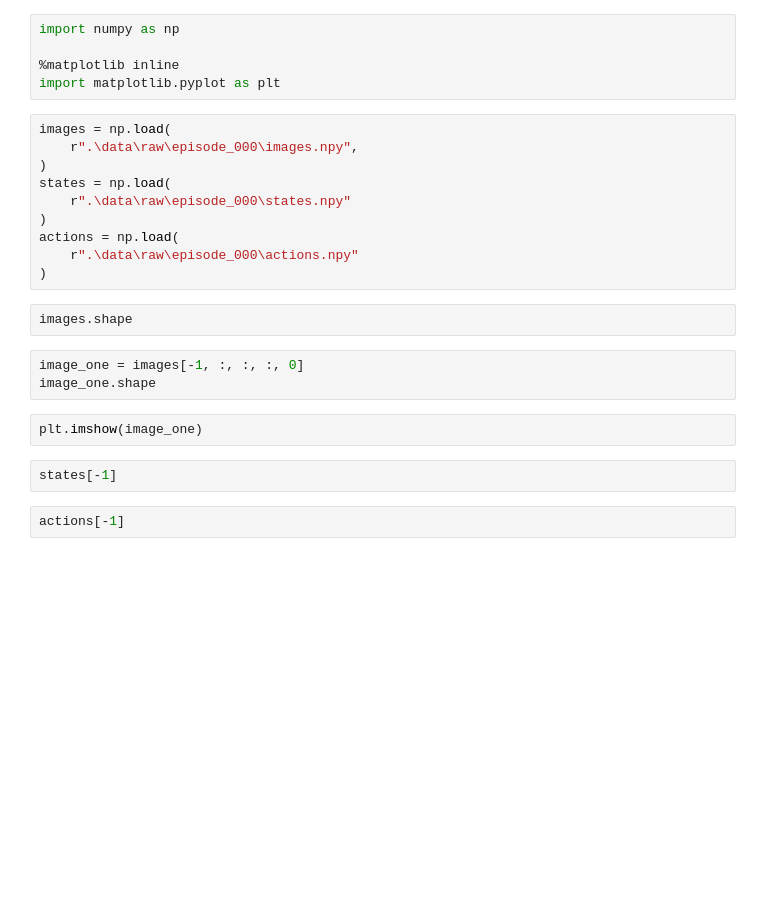
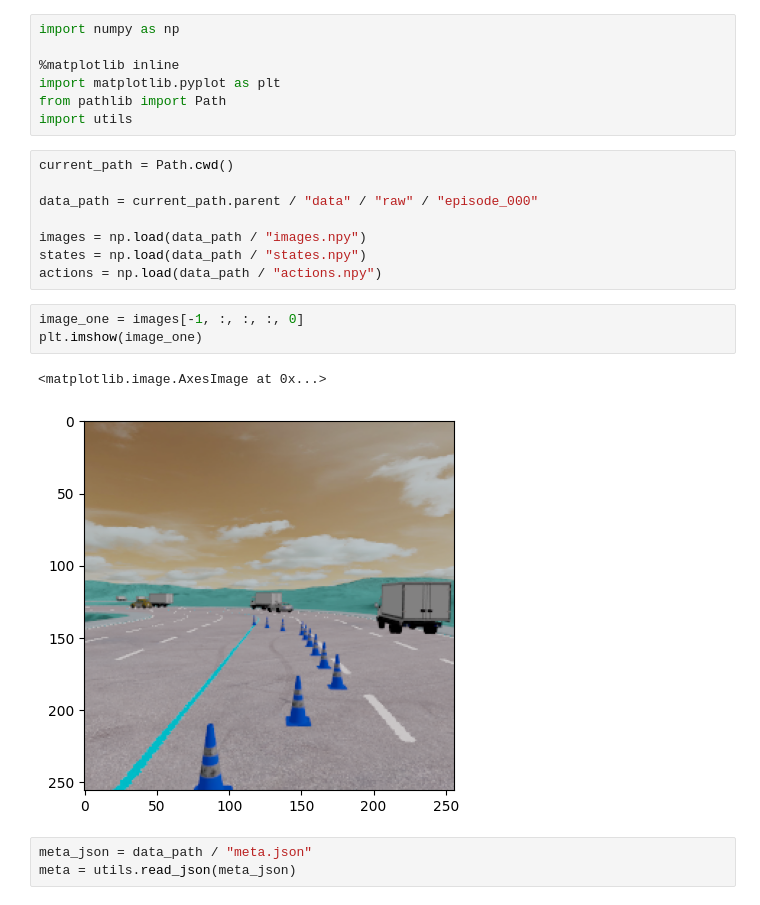
Before and after one commit to IoannisDem/mle-argoverse-2, a Jupyter notebook: notebooks/render_outputs.ipynb, the cells around one changed output. Saved outputs shown, nothing was run; the diff lists cells and outputs as text; blank space fills up the shorter version.

```diff
--- a/notebooks/render_outputs.ipynb
+++ b/notebooks/render_outputs.ipynb
@@ -3,24 +3,22 @@ import numpy as np
 
 %matplotlib inline
 import matplotlib.pyplot as plt
+from pathlib import Path
+import utils
 # %%
-images = np.load(
-    r".\data\raw\episode_000\images.npy",
-)
-states = np.load(
-    r".\data\raw\episode_000\states.npy"
-)
-actions = np.load(
-    r".\data\raw\episode_000\actions.npy"
-)
+current_path = Path.cwd()
+
+data_path = current_path.parent / "data" / "raw" / "episode_000"
+
+images = np.load(data_path / "images.npy")
+states = np.load(data_path / "states.npy")
+actions = np.load(data_path / "actions.npy")
-# %%
-images.shape
 # %%
 image_one = images[-1, :, :, :, 0]
-image_one.shape
+plt.imshow(image_one)
+# %% [output]
+<matplotlib.image.AxesImage at 0x...>
+[figure, added]
-# %%
-plt.imshow(image_one)
-# %%
-states[-1]
-# %%
-actions[-1]
+# %%
+meta_json = data_path / "meta.json"
+meta = utils.read_json(meta_json)
```
Also changed, not shown: parts of 1 cell of this notebook, 2 other files.
